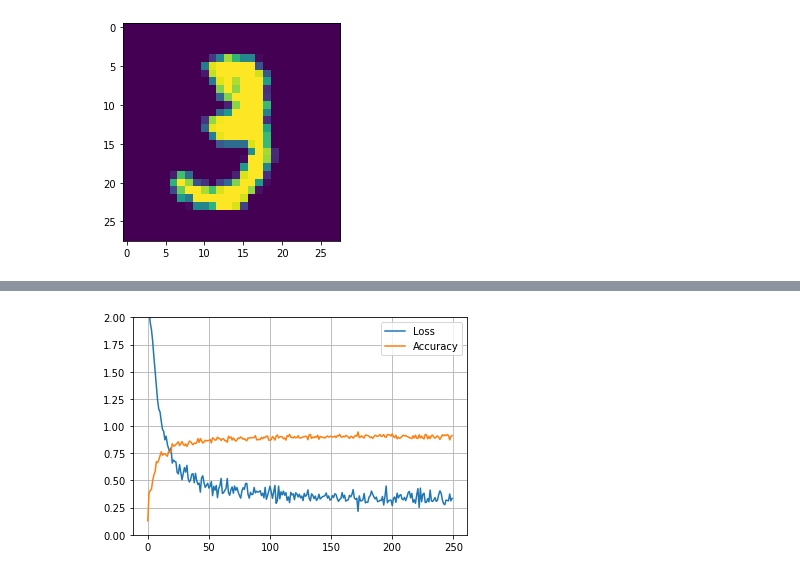
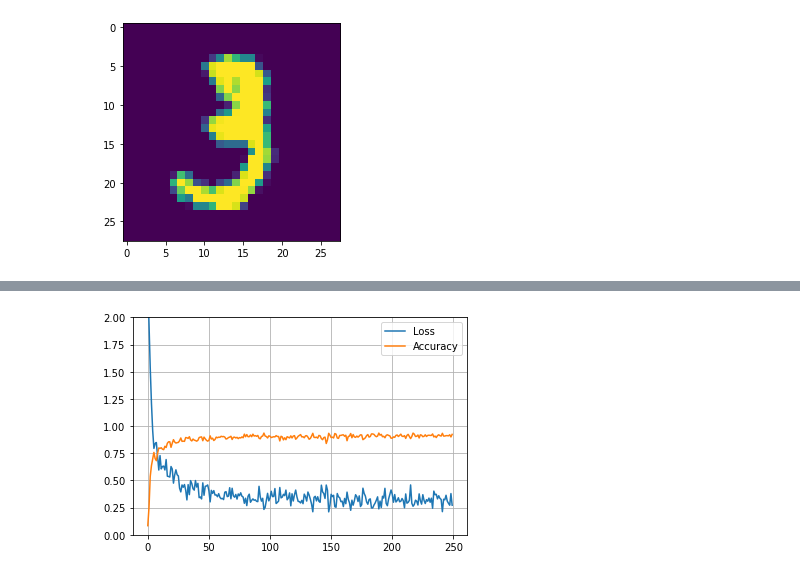
Before and after one commit to RoyVorster/also-grad, a Jupyter notebook: examples/mnist.ipynb, the cells around one changed output, grey strips where cells are left out. Drawn from its saved outputs; the diff is of its cells as text; code cells hidden in the pictures.

Commit message:
update examples with new optimizers

```diff
--- a/examples/mnist.ipynb
+++ b/examples/mnist.ipynb
@@ -180,7 +181,7 @@ model = nn.Sequential([
     nn.Linear(32, 10)
 ])
 
-optimizer = SGD(model, learning_rate=1e-4, momentum=0.9)
+optimizer = Adam(model, learning_rate=1e-3, momentum=0.9, beta=0.95)
 
 losses, accuracies = train(optimizer, model, gen_mini_batch)
 plot_train_results(losses, accuracies)
@@ -189 +190 @@ Loss: 0.335, acc: 0.912
-[figure, old version]
+[figure, new version]
```
Also changed, not shown: parts of 4 cells of this notebook.
